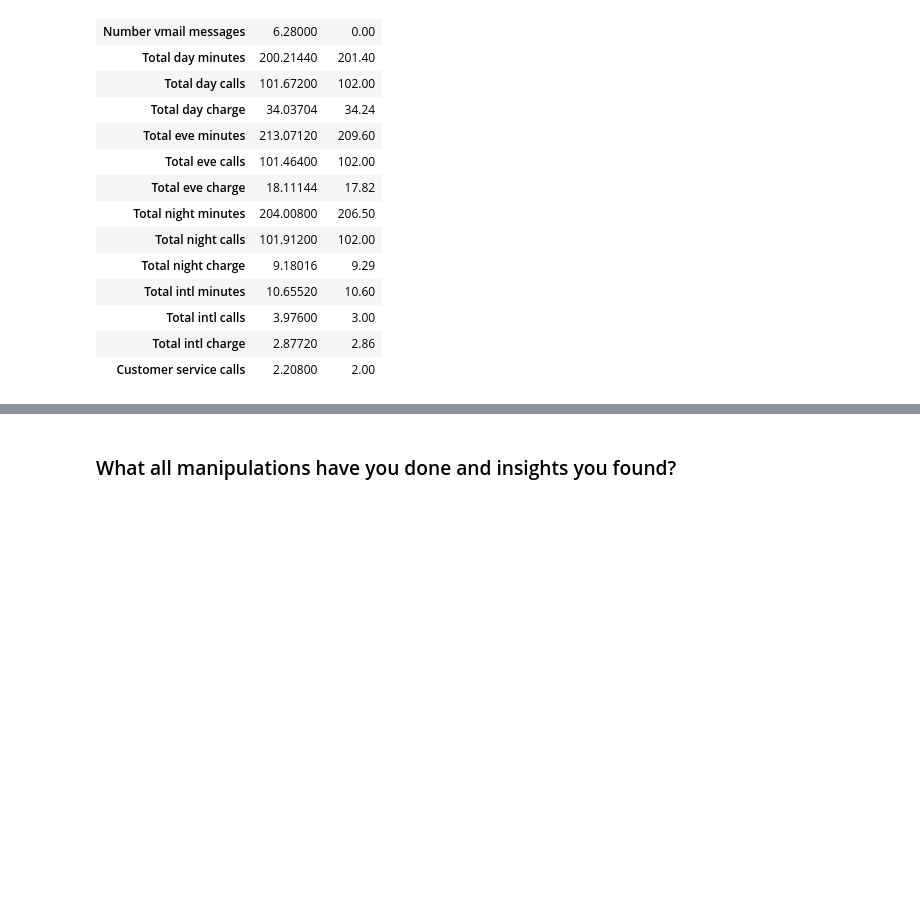
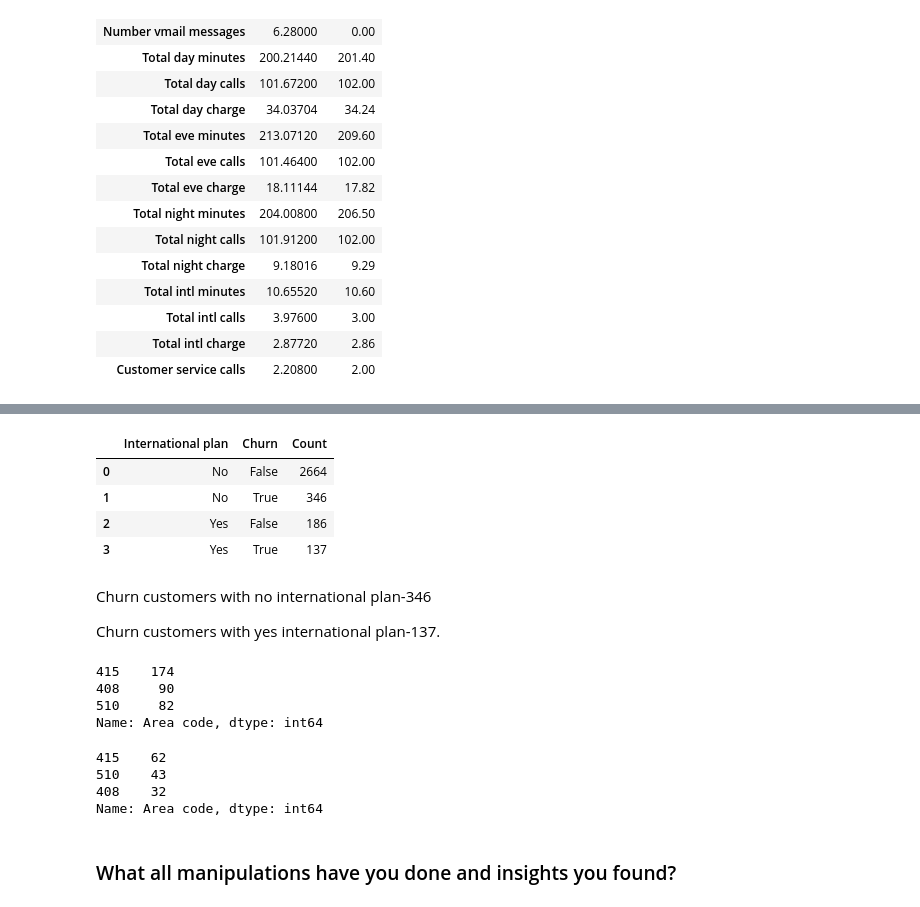
Before and after one commit to CoderSumanesh/Telecom_Churn_Analysis, a Jupyter notebook: Copy_of_Sample_EDA_Submission_Template.ipynb, the cells around one changed output, grey strips where cells are left out. Cells and saved outputs as stored; diff of their text form; code cells hidden in the pictures; blank space fills up the shorter version.

```diff
--- a/Copy_of_Sample_EDA_Submission_Template.ipynb
+++ b/Copy_of_Sample_EDA_Submission_Template.ipynb
@@ -465,0 +499,13 @@ telecom_df_mean_median(telecom_df=telecom_df,areacode=510)
+# %%
+#Churn data groupby international plan.
+telecom_df.groupby('International plan')['Churn'].value_counts(  ).reset_index(name="Count")
+# %% [output]
+|  | International plan | Churn | Count |
+| 0 | No | False | 2664 |
+| 1 | No | True | 346 |
+| 2 | Yes | False | 186 |
+| 3 | Yes | True | 137 |
+# %% [markdown]
+Churn customers with no international plan-346
+
+Churn customers with yes international plan-137.
@@ -466,3 +517,19 @@ telecom_df_mean_median(telecom_df=telecom_df,areacode=510)
+# %%
+#For different area codes Churn customers data with no international plan
+churn_telecom_df_ip_no['Area code'].value_counts()
+# %% [output]
+415    174
+408     90
+510     82
+Name: Area code, dtype: int64
+# %%
+#For different area codes Churn customers data with international plan
+churn_telecom_df_ip_yes['Area code'].value_counts()
+# %% [output]
+415    62
+510    43
+408    32
+Name: Area code, dtype: int64
 # %% [markdown]
 ### What all manipulations have you done and insights you found?
 # %% [markdown]
```
Also changed, not shown: parts of 4 cells of this notebook.
